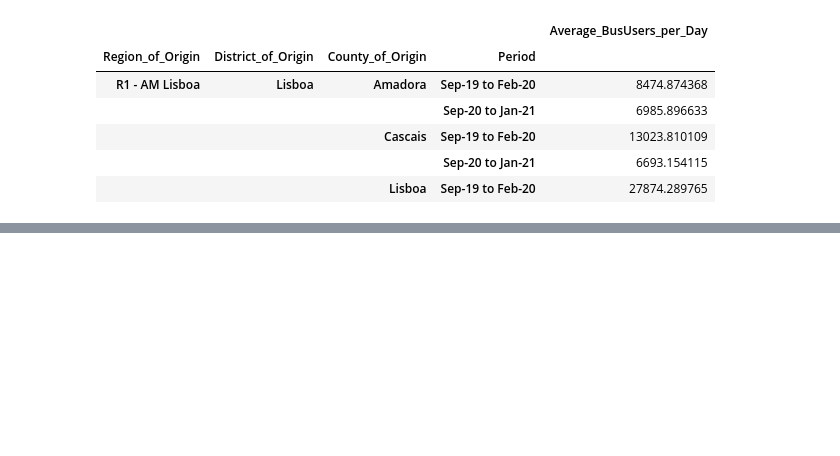
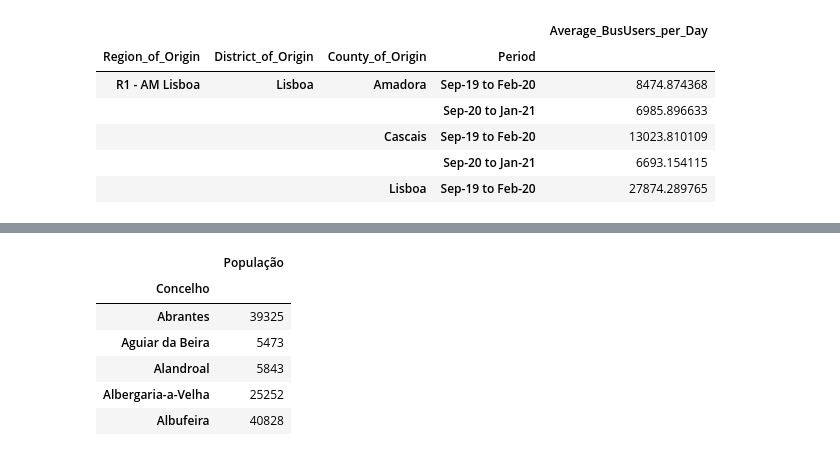
Before and after one commit to TiagoFilipeSousaGoncalves/wdl-tech-moguls, a Jupyter notebook: task1.ipynb, the cells around one changed output, grey strips where cells are left out. Cells and saved outputs as stored; diff of their text form; code cells hidden in the pictures; blank space fills up the shorter version.

Commit message:
Population Density by Council and District Added

```diff
--- a/task1.ipynb
+++ b/task1.ipynb
@@ -68,7 +68,7 @@ churn_users_pf.head()
 | 4 | R1 - AM Lisboa | Lisboa | Amadora | Sep-19 to Feb-20 | Female | ... |
 # %%
 # Load Parish Metadata
-parish_metadata = pd.read_excel(os.path.join(stage_1_dir, data_dir, pt_parish_metadata), encoding = 'unicode_escape')
+parish_metadata = pd.read_excel(os.path.join(stage_1_dir, data_dir, pt_parish_metadata), encoding = 'utf-8')
 parish_metadata = parish_metadata[["distrito", "concelho", "freguesia", "dicofre"]]
 
 # Debugging purposes
@@ -213,2 +213,15 @@ churn_users_grouped_district.head()
 |  |  | Sep-20 to Jan-21 | 33726.760091 |
 | R2 - AM Porto | Aveiro | Sep-19 to Feb-20 | 6041.956609 |
+# %%
+# Evaluate Distric County Population
+population_density_district_county = population_density_censos_dicofres_renamed[["Concelho", "População"]].copy()
+population_density_district_county = population_density_district_county.groupby(["Concelho"]).sum()
+population_density_district_county.head()
+# %% [output]
+|  | População |
+| Concelho |  |
+| Abrantes | 39325 |
+| Aguiar da Beira | 5473 |
+| Alandroal | 5843 |
+| Albergaria-a-Velha | 25252 |
+| Albufeira | 40828 |
```
Also changed, not shown: parts of 5 cells of this notebook.
